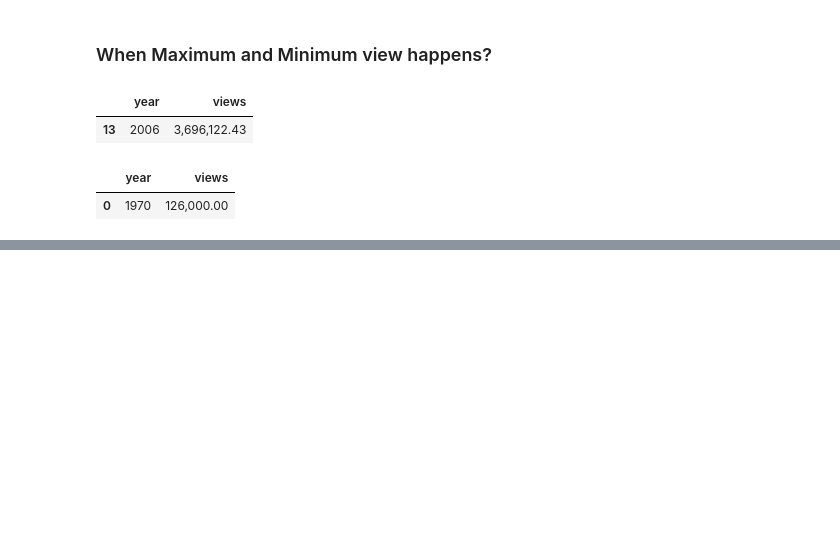
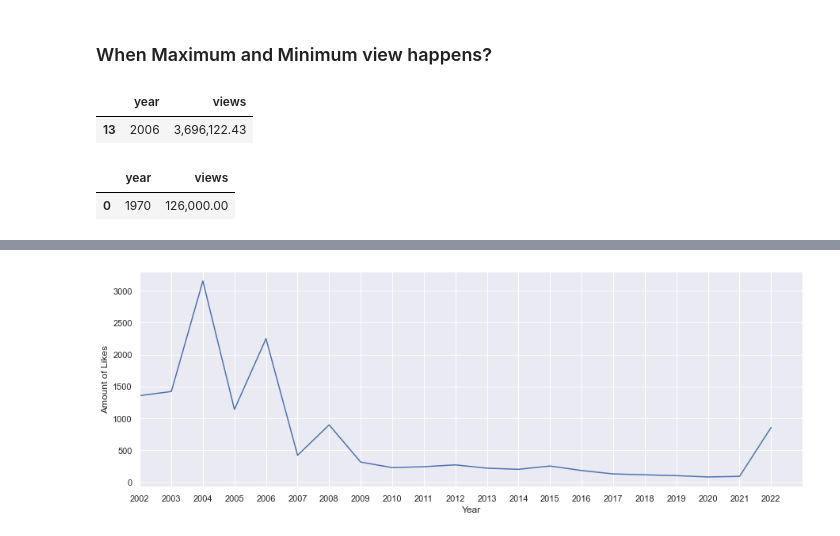
Before and after one commit to 3rda/Portfolio, a Jupyter notebook: TedTalksEDA/TedTalks.ipynb, the cells around one changed output, grey strips where cells are left out. Cells and saved outputs as stored; diff of their text form; code cells hidden in the pictures; blank space fills up the shorter version.

```diff
--- a/TedTalksEDA/TedTalks.ipynb
+++ b/TedTalksEDA/TedTalks.ipynb
@@ -320,0 +413,2 @@ views_table[views_table['views'] == views_table['views'].min()]
+# %%
+likes_table = average_table.drop('views',axis=1)
@@ -320,0 +466,5 @@ views_table[views_table['views'] == views_table['views'].min()]
+# %%
+#merging likes_table and video_counts_year.
+new_likes = pd.merge(likes_table,video_counts_year, on='year',how='left')
+new_likes = new_likes[new_likes['video_counts'] > 10]
+new_likes.head()
@@ -320,0 +478,4 @@ views_table[views_table['views'] == views_table['views'].min()]
+# %%
+#Counting the average likes from each videos
+new_likes['avg_likes'] = new_likes['likes']/new_likes['video_counts']
+new_likes.sort_values(['avg_likes'],ascending=False)
@@ -320,0 +500,11 @@ views_table[views_table['views'] == views_table['views'].min()]
+# %%
+#visualization of avg like in each video, each year.
+plt.figure(figsize=(15,5))
+plt.plot(new_likes['year'],new_likes['avg_likes'])
+plt.xlabel('Year')
+plt.xticks(new_likes['year'])
+plt.xlim(2002)
+plt.ylabel('Amount of Likes')
+plt.show()
+# %% [output]
+[figure, added]
```
Also changed, not shown: parts of 23 cells of this notebook.
